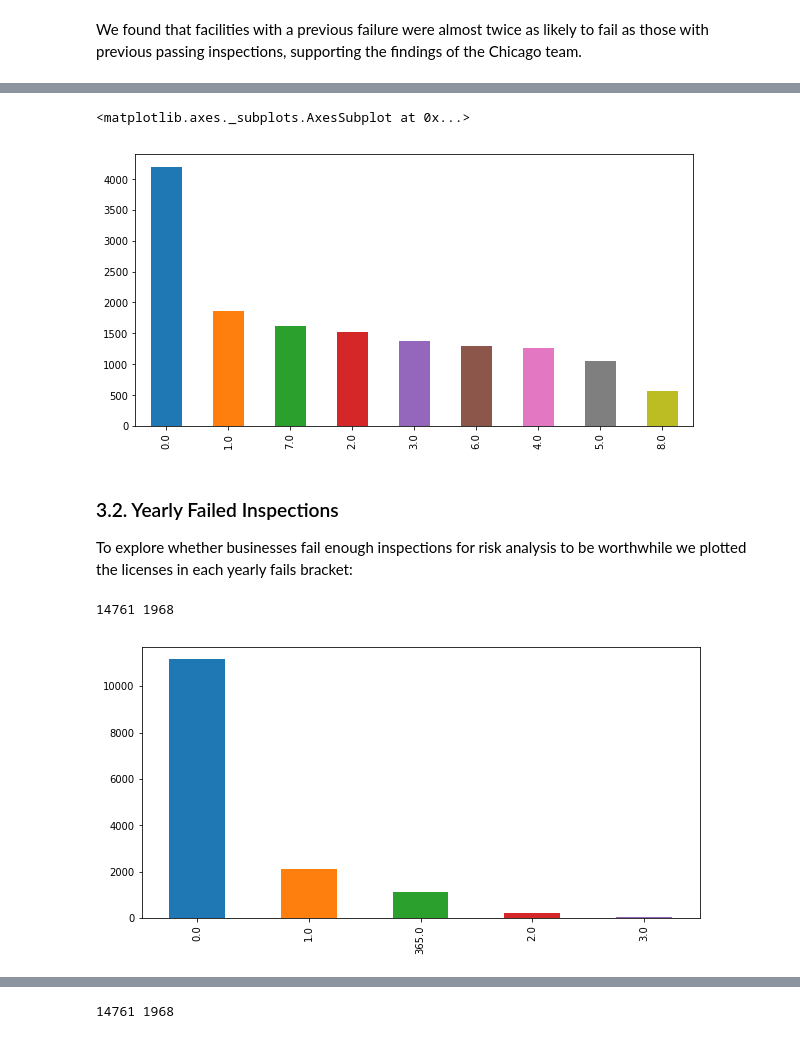
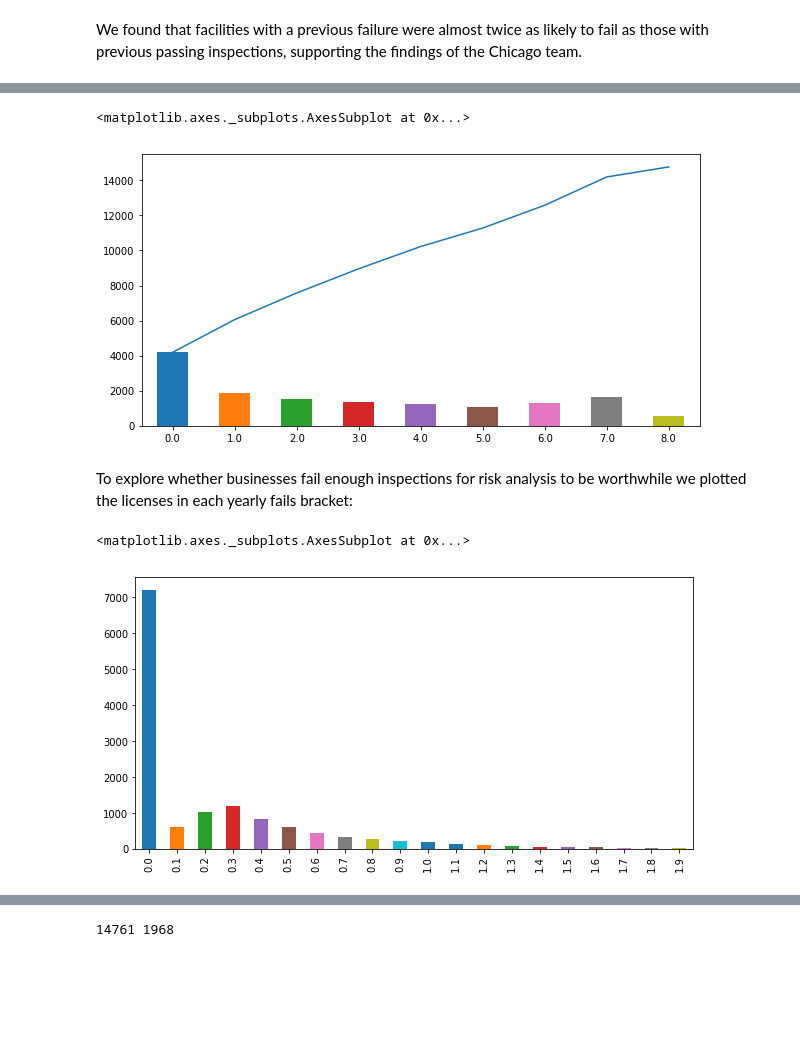
Before and after one commit to Sustainabilist/ChicagoDataAnalysis, a Jupyter notebook: REPORTS/publication_1_draft_1.ipynb, the cells around one changed output, grey strips where cells are left out. Saved outputs shown, nothing was run; the diff lists cells and outputs as text; code cells hidden in the pictures; blank space fills up the shorter version.

Commit message:
add work on pareto charts

```diff
--- a/REPORTS/publication_1_draft_1.ipynb
+++ b/REPORTS/publication_1_draft_1.ipynb
@@ -327,15 +348,18 @@ To explore this we first grouped inspections by license (as all inspections for
 # Convert inspection_date to datetime format
 inspections["datetime"] = pd.to_datetime(inspections["inspection_date"])
 
+# Sort by date
+inspections.sort_values("datetime", inplace=True)
+
 # Calculate statistics for license groups
 def get_stats(group):
-    group.sort_values(by='datetime')
-
     inspections = len(group)
     fails = len(group[group['results'] == 'Fail'])
-    most_recent = group.iloc[0].datetime
-    days_old = (most_recent - group.iloc[-1].datetime).days + 1
+    most_recent = group.iloc[-1].datetime
+    days_old = (most_recent - group.iloc[0].datetime).days + 1
     years_old = days_old / 365.25
+    print(group.iloc[0].datetime, group.iloc[-1].datetime)
+#     print(group.license, "AAAAAAAAAAA")
     daily_inspections = inspections / days_old
     daily_fails = fails / days_old
     yearly_inspections = inspections / years_old
@@ -362,18 +477,23 @@ To begin we plotted the number licenses by age bracket, and found that after a h
 # %%
 # Count restaurants in each rounded age bracket and plot
-licenses.years_old.round().value_counts().plot(kind="bar", figsize=(10, 5))
+age_counts = licenses.years_old.round().value_counts().sort_index()
+
+# Plot pareto chart
+plt.figure(figsize=(10, 5))
+age_counts.plot(kind="bar")
+age_counts.cumsum().sort_values().plot()
 # %% [output]
 <matplotlib.axes._subplots.AxesSubplot at 0x...>
-[figure, old version]
+[figure, new version]
 # %% [markdown]
-### 3.2. Yearly Failed Inspections
 To explore whether businesses fail enough inspections for risk analysis to be worthwhile we plotted the licenses in each yearly fails bracket:
 # %%
 # Count restaurants in each rounded yearly fails bracket
-yearly_fail_counts = licenses.yearly_fails.round().value_counts()
+yearly_fail_counts = licenses.yearly_fails.round(1).value_counts().sort_index()
 
-# Remove outliers and plot
-yearly_fail_counts[yearly_fail_counts > 10].plot(kind="bar", figsize=(10, 5))
+# Remove outliers and plot pareto chart
+plt.figure(figsize=(10, 5))
+yearly_fail_counts.iloc[0:20].plot(kind="bar")
 # %% [output]
-14761 1968
+<matplotlib.axes._subplots.AxesSubplot at 0x...>
-[figure, old version]
+[figure, new version]
```
Also changed, not shown: parts of 15 cells of this notebook.
